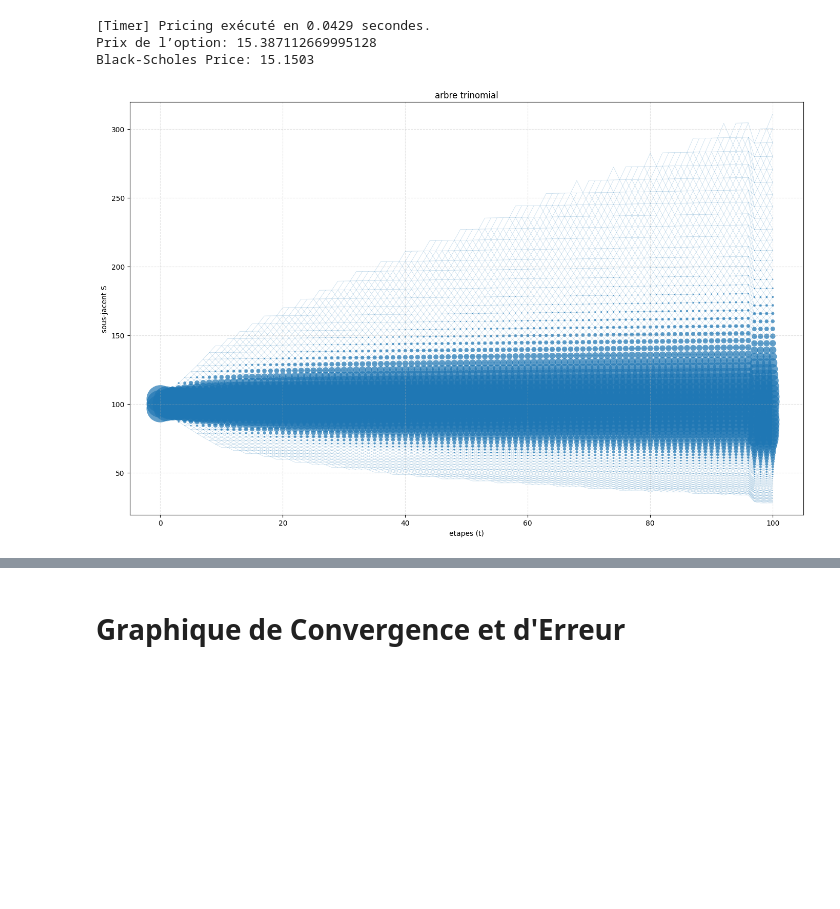
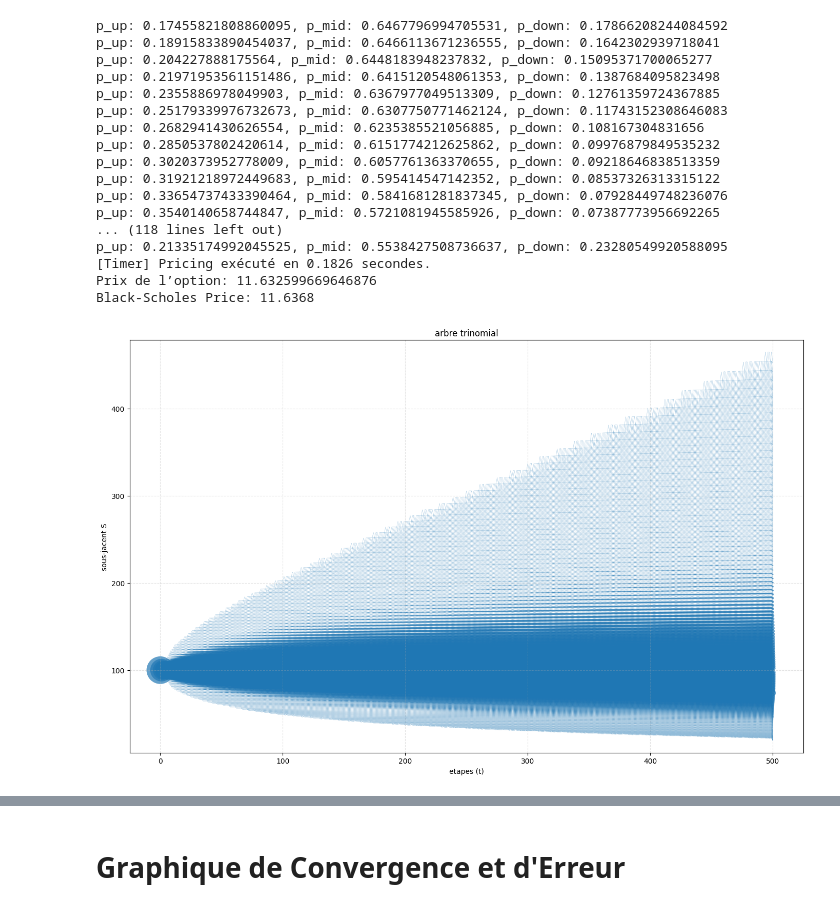
Before and after one commit to yvesmarix/TRINOMIAL-TREE-PRICING, a Jupyter notebook: src/pricing/dev_file.ipynb, the cells around one changed output, grey strips where cells are left out. Saved outputs shown, nothing was run; the diff lists cells and outputs as text; code cells hidden in the pictures; blank space fills up the shorter version.

Commit message:
Correcttion du pruning et du format de date

```diff
--- a/src/pricing/dev_file.ipynb
+++ b/src/pricing/dev_file.ipynb
@@ -1,29 +1,43 @@
 # %%
 from pricing import BlackScholesPricer, TrinomialTree, Market, Option
 from pricing.convergence import *
 import datetime as dt
 import sys
 # limite de récursion modifée
 sys.setrecursionlimit(100000)
 
 # parametrage de l'arbre
-market = Market(S0=100, r=0.03, sigma=0.2, dividend=5, dividend_date=dt.datetime(2026, 10, 20))
-option = Option(K=110, option_type="put", maturity=dt.datetime(2026, 10, 30), option_class="american")
-tree = TrinomialTree(market, N=100, pruning=True, epsilon=1e-7)
+market = Market(S0=100, r=0.05, sigma=0.3, dividend=3, dividend_date=dt.date(2026, 10, 23) - dt.timedelta(days=200))
+option = Option(K=102, option_type="call", maturity=dt.date(2026, 10, 23), option_class="european")
+tree = TrinomialTree(market, N=600, pruning=True, epsilon=1e-7, pricingDate=dt.date(2026, 10, 23) - dt.timedelta(days=200))
 
 # prix de l'arbre
-price = tree.price(option, compute_greeks=True, activate_timer=True)
+price = tree.price(option, compute_greeks=False, activate_timer=True)
 print("Prix de l’option:", price)
 
 # black Scholes
-bs = BlackScholesPricer(S=market.S0, K=option.K, T=tree.delta_t*tree.N, r=market.r, sigma=market.sigma, option_type='put', dividend=market.dividend, dividend_date = market.dividend_date)
+bs = BlackScholesPricer(S=market.S0, K=option.K, T=tree.delta_t * tree.N, r=market.r, sigma=market.sigma, option_type='call', dividend=market.dividend, dividend_date = market.dividend_date)
 bs_price = bs.price()
 print("Black-Scholes Price: {:.4f}".format(bs_price))
 
 # graphique de l'arbre
 tree.plot_tree(tree.N)
 # %% [output]
-[Timer] Pricing exécuté en 0.0429 secondes.
-Prix de l’option: 15.387112669995128
-Black-Scholes Price: 15.1503
+p_up: 0.17455821808860095, p_mid: 0.6467796994705531, p_down: 0.17866208244084592
+p_up: 0.18915833890454037, p_mid: 0.6466113671236555, p_down: 0.1642302939718041
+p_up: 0.204227888175564, p_mid: 0.6448183948237832, p_down: 0.15095371700065277
+p_up: 0.21971953561151486, p_mid: 0.6415120548061353, p_down: 0.1387684095823498
+p_up: 0.2355886978049903, p_mid: 0.6367977049513309, p_down: 0.12761359724367885
+p_up: 0.25179339976732673, p_mid: 0.6307750771462124, p_down: 0.11743152308646083
+p_up: 0.2682941430626554, p_mid: 0.6235385521056885, p_down: 0.108167304831656
+p_up: 0.2850537802420614, p_mid: 0.6151774212625862, p_down: 0.09976879849535232
+p_up: 0.3020373952778009, p_mid: 0.6057761363370655, p_down: 0.09218646838513359
+p_up: 0.31921218972449683, p_mid: 0.595414547142352, p_down: 0.08537326313315122
+p_up: 0.33654737433390464, p_mid: 0.5841681281837345, p_down: 0.07928449748236076
+p_up: 0.3540140658744847, p_mid: 0.5721081945585926, p_down: 0.07387773956692265
+... (118 lines left out)
+p_up: 0.21335174992045525, p_mid: 0.5538427508736637, p_down: 0.23280549920588095
+[Timer] Pricing exécuté en 0.1826 secondes.
+Prix de l’option: 11.632599669646876
+Black-Scholes Price: 11.6368
-[figure, old version]
+[figure, new version]
```
Also changed, not shown: parts of 4 cells of this notebook, 8 other files.
